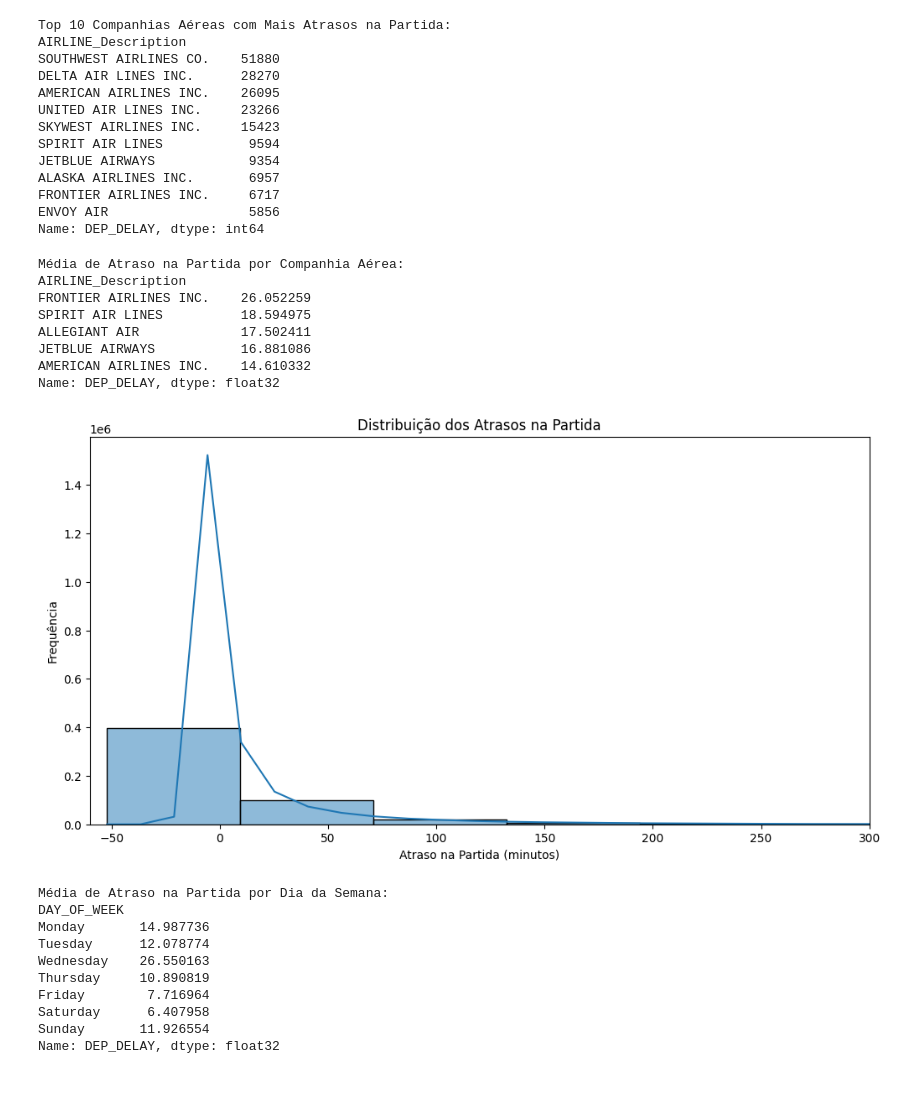
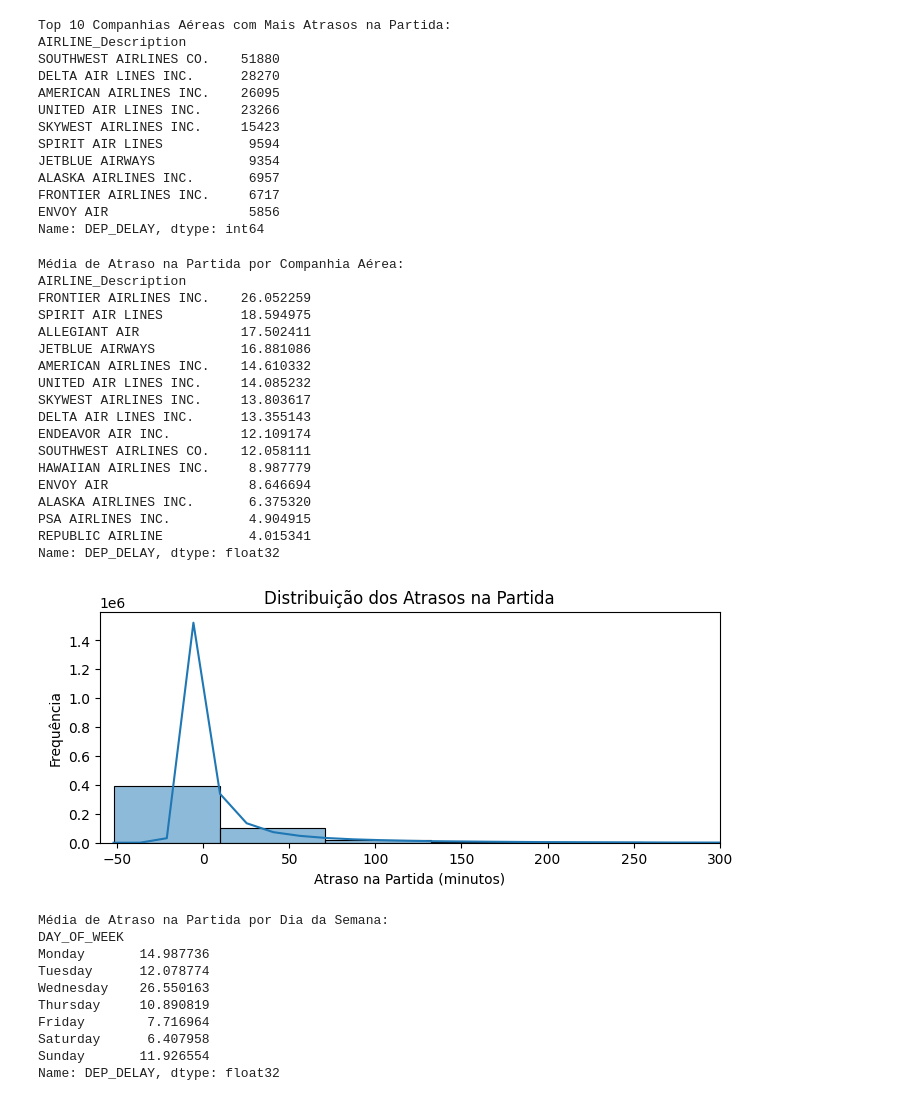
Before and after one commit to vitoriapguimaraes/Python-AnaliseVoos, a Jupyter notebook: scripts/script-vitoria.ipynb, the cells around one changed output. Saved outputs shown, nothing was run; the diff lists cells and outputs as text; code cells hidden in the pictures.

```diff
--- a/scripts/script-vitoria.ipynb
+++ b/scripts/script-vitoria.ipynb
@@ -474,7 +441,7 @@ False     True       1345     0.249612
 Linhas canceladas/desviadas com TODOS os 5 delays nulos: 11,639
 Proporção no total do banco: 2.16%
 # %%
-df[delay_cols] = df[delay_cols].fillna(0)
+df.loc[df['CANCELLED'] == 0, delay_cols] = df.loc[df['CANCELLED'] == 0, delay_cols].fillna(0)
 # %%
 print("Proportion of missing data in columns")
 checkMissing(df)
@@ -743,7 +715,7 @@ Name: DEP_DELAY, dtype: int64
 # Média de atraso por companhia aérea
 avg_delay_airline = df.groupby("AIRLINE_Description")["DEP_DELAY"] .mean().sort_values(ascending=False)
 print("Média de Atraso na Partida por Companhia Aérea:")
-print(avg_delay_airline.head())
+print(avg_delay_airline)
 # %% [output]
 Média de Atraso na Partida por Companhia Aérea:
 AIRLINE_Description
@@ -752,19 +724,29 @@ SPIRIT AIR LINES          18.594975
 ALLEGIANT AIR             17.502411
 JETBLUE AIRWAYS           16.881086
 AMERICAN AIRLINES INC.    14.610332
+UNITED AIR LINES INC.     14.085232
+SKYWEST AIRLINES INC.     13.803617
+DELTA AIR LINES INC.      13.355143
+ENDEAVOR AIR INC.         12.109174
+SOUTHWEST AIRLINES CO.    12.058111
+HAWAIIAN AIRLINES INC.     8.987779
+ENVOY AIR                  8.646694
+ALASKA AIRLINES INC.       6.375320
+PSA AIRLINES INC.          4.904915
+REPUBLIC AIRLINE           4.015341
 Name: DEP_DELAY, dtype: float32
 # %%
 # Distribuição dos atrasos
 
-plt.figure(figsize=(12, 6))
+plt.figure(figsize=(8, 3))
 sns.histplot(df["DEP_DELAY"] .dropna(), bins=50, kde=True)
 plt.title("Distribuição dos Atrasos na Partida")
 plt.xlabel("Atraso na Partida (minutos)")
 plt.ylabel("Frequência")
 plt.xlim(-60, 300) # Limitar o eixo x para melhor visualização de atrasos comuns
 plt.show()
 # %% [output]
-[figure, old version]
+[figure, new version]
 # %%
 # Atrasos por dia da semana (se FL_DATE foi convertida corretamente, podemos extrair o dia da semana)
 df["DAY_OF_WEEK"] = df["FL_DATE"] .dt.day_name()
```
Also changed, not shown: parts of 15 cells of this notebook.
